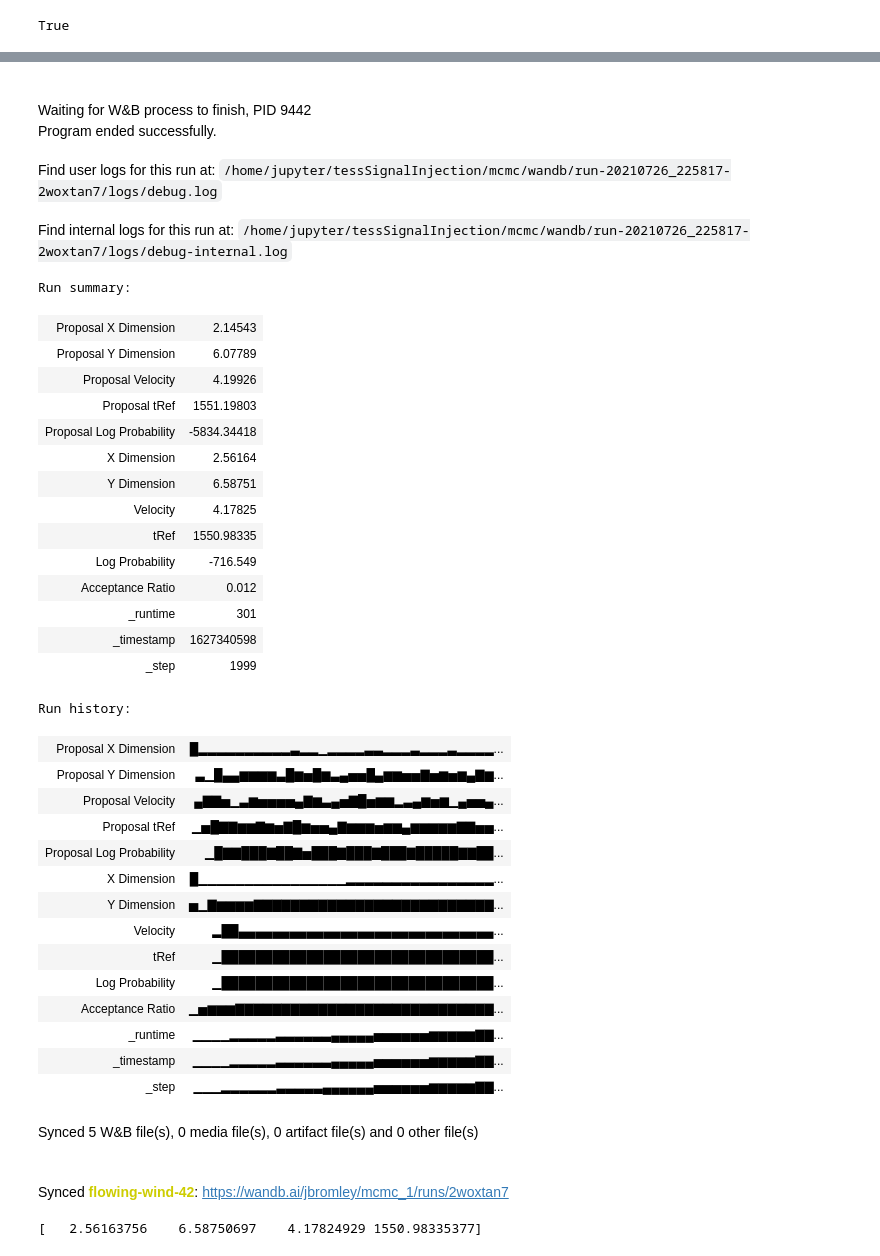
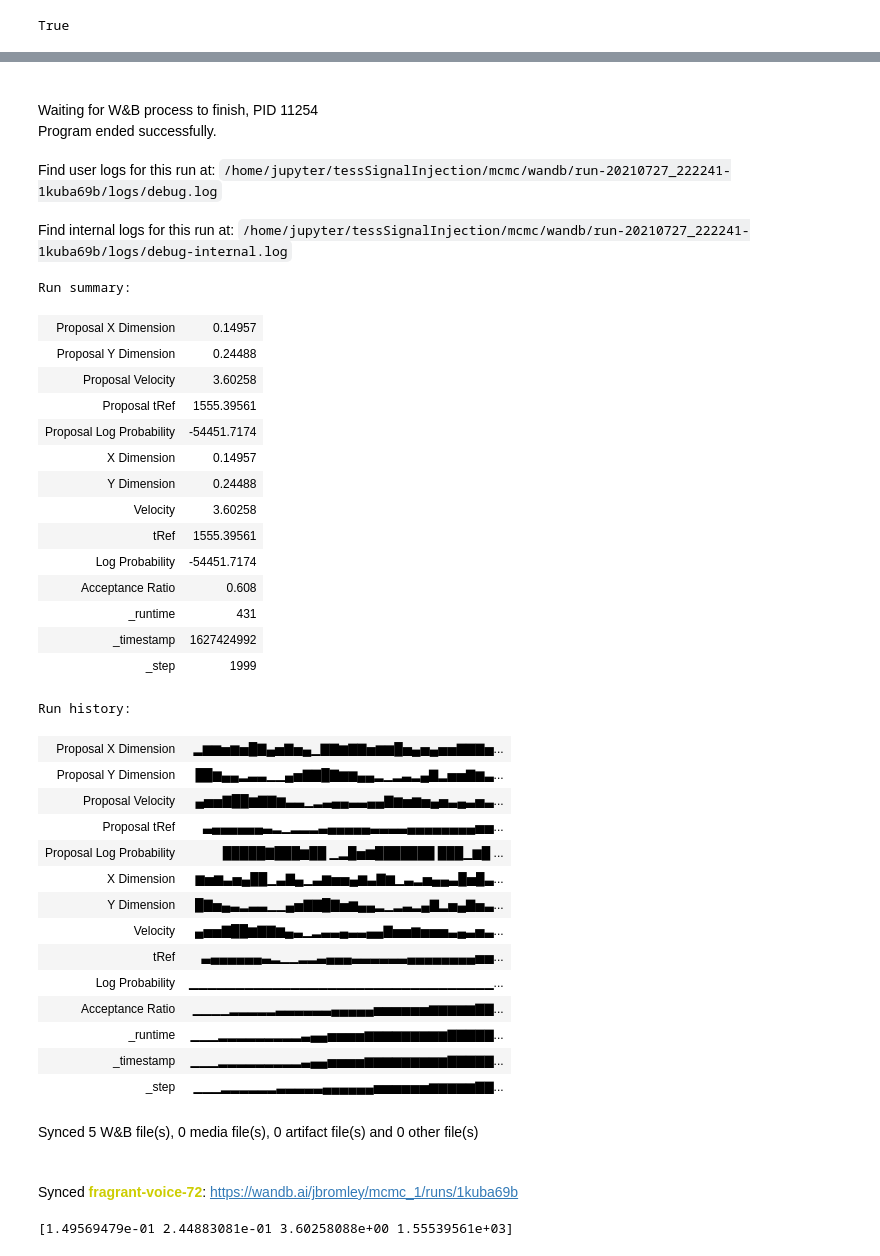
Before and after one commit to joshua-bromley/tessSignalInjection, a Jupyter notebook: mcmc/simpleSampler.ipynb, the cells around one changed output, grey strips where cells are left out. Cells and saved outputs as stored; diff of their text form; code cells hidden in the pictures.

```diff
--- a/mcmc/simpleSampler.ipynb
+++ b/mcmc/simpleSampler.ipynb
@@ -224,9 +224,9 @@ def tRefMcmc(theta0, cov, steps, times, flux, fluxErr):
         acceptanceRatio[step] = float(accepted)/steps
     return (positions, lnProbPos, acceptanceRatio)
 # %%
-times, flux, fluxErr = getData("tesslc_120203243540622")
+times, flux, fluxErr = getData("tesslc_14203244000000")
 cov = [0,0.5,0.5,0,0.1,np.std(times)/50]
-theta0 = [12,7,7,0,4,1550]
+theta0 = [4,3,8,0,2,1549]
 wandb.init(project = "mcmc_1", config={"Sides":theta0[0],"X Dimension":cov[1],"Y Dimension":cov[2],"Velocity":cov[4],"tRef":cov[5]})
 positions, lnProbPos, acceptanceRatio = mhMcmc(theta0, cov,2000, times, flux, fluxErr)
 wandb.finish()
@@ -240,40 +240,40 @@ Run data is saved locally in /home/jupyter/tessSignalInjection/mcmc/wandb/run-20
-Waiting for W&B process to finish, PID 9442
+Waiting for W&B process to finish, PID 11254
 Program ended successfully.
-Find user logs for this run at: /home/jupyter/tessSignalInjection/mcmc/wandb/run-20210726_225817-2woxtan7/logs/debug.log
+Find user logs for this run at: /home/jupyter/tessSignalInjection/mcmc/wandb/run-20210727_222241-1kuba69b/logs/debug.log
-Find internal logs for this run at: /home/jupyter/tessSignalInjection/mcmc/wandb/run-20210726_225817-2woxtan7/logs/debug-internal.log
+Find internal logs for this run at: /home/jupyter/tessSignalInjection/mcmc/wandb/run-20210727_222241-1kuba69b/logs/debug-internal.log
 Run summary:
-| Proposal X Dimension | 2.14543 |
-| Proposal Y Dimension | 6.07789 |
-| Proposal Velocity | 4.19926 |
-| Proposal tRef | 1551.19803 |
-| Proposal Log Probability | -5834.34418 |
-| X Dimension | 2.56164 |
-| Y Dimension | 6.58751 |
-| Velocity | 4.17825 |
-| tRef | 1550.98335 |
-| Log Probability | -716.549 |
-| Acceptance Ratio | 0.012 |
-| _runtime | 301 |
-| _timestamp | 1627340598 |
+| Proposal X Dimension | 0.14957 |
+| Proposal Y Dimension | 0.24488 |
+| Proposal Velocity | 3.60258 |
+| Proposal tRef | 1555.39561 |
+| Proposal Log Probability | -54451.7174 |
+| X Dimension | 0.14957 |
+| Y Dimension | 0.24488 |
+| Velocity | 3.60258 |
+| tRef | 1555.39561 |
+| Log Probability | -54451.7174 |
+| Acceptance Ratio | 0.608 |
+| _runtime | 431 |
+| _timestamp | 1627424992 |
 | _step | 1999 |
 Run history:
-| Proposal X Dimension | █▂▂▂▂▂▂▂▂▂▂▃▂▂▁▂▂▂▂▃▃▂▂▂▃▂▂▂▃▂▂▂▂... |
-| Proposal Y Dimension | ▃▁█▄▄▆▆▆▆▃█▆▅█▆▃▄▅▅█▄▆▆▅▅▇▅▆▅▆▄▇▆... |
-| Proposal Velocity | ▄▇▇▅▁▃▆▅▅▅▅▄▇▆▃▄▅▇█▅▆▆▂▃▄▆▅▆▁▄▅▅▄... |
-| Proposal tRef | ▁▅█▇▇▆▆▇▆▅▇█▆▅▅▄▇▆▆▆▅▆▆▄▆▆▆▆▆▇▇▅▅... |
-| Proposal Log Probability | ▁█▇▇███▇██▇▅███▇███▇███▇█████▇▇██... |
-| X Dimension | █▁▁▁▁▁▁▁▁▁▁▁▁▁▁▁▁▂▂▂▂▂▂▂▂▂▂▂▂▂▂▂▂... |
-| Y Dimension | ▅▁▇▆▆▆▆▇▇▇▇▇▇▇▇▇▇▇▇▇▇▇▇▇▇▇▇▇▇▇▇▇▇... |
-| Velocity | ▂██▄▄▄▄▄▄▄▄▄▄▄▄▄▄▄▄▄▄▄▄▄▄▄▄▄▄▄▄▄▄... |
-| tRef | ▁████████████████████████████████... |
-| Log Probability | ▁████████████████████████████████... |
-| Acceptance Ratio | ▁▅▆▆▆▇▇▇▇▇▇▇▇▇▇▇▇▇▇▇▇▇▇▇▇▇▇▇▇▇▇▇▇... |
-| _runtime | ▁▁▁▁▂▂▂▂▂▃▃▃▃▃▃▄▄▄▄▄▅▅▅▅▅▅▆▆▆▆▆▇▇... |
-| _timestamp | ▁▁▁▁▂▂▂▂▂▃▃▃▃▃▃▄▄▄▄▄▅▅▅▅▅▅▆▆▆▆▆▇▇... |
+| Proposal X Dimension | ▂▆▆▅▆▅█▇▄▅▇▅▄▁▇▇▆▇▇▅▆▆█▅▄▅▄▅▅▇▇▇▅... |
+| Proposal Y Dimension | ██▆▄▄▂▃▃▁▁▄▅▇▇█▇▆▆▄▄▂▁▂▃▂▄▇▂▅▅▇▆▃... |
+| Proposal Velocity | ▄▅▅▇██▆▇▇▆▃▃▁▂▃▄▄▃▃▄▄▇▆▅▆▅▄▅▃▄▃▅▃... |
+| Proposal tRef | ▃▄▄▄▄▄▄▃▂▁▂▂▂▃▄▄▄▄▄▃▃▃▃▄▄▄▄▄▄▄▄▅▅... |
+| Proposal Log Probability | █████▇███▆██ ▁▂█▅▆███████ ███▁▆█ ... |
+| X Dimension | ▆▅▆▃▅▄██▁▃▇▄▁▃▆▅▅▄▆▃▇▆▁▃▂▅▄▄▃█▅█▃... |
+| Y Dimension | █▇▅▄▃▂▃▃▁▁▄▅▇▇█▇▅▆▄▄▂▁▂▃▂▄▇▂▅▄▇▅▃... |
+| Velocity | ▄▅▅▇██▆▇▇▆▄▃▁▂▃▃▄▃▃▄▄▇▅▅▆▅▅▅▃▄▃▅▃... |
+| tRef | ▃▄▄▄▄▄▄▃▂▁▁▂▂▃▄▄▄▃▃▃▃▃▃▄▄▄▄▄▄▄▄▅▅... |
+| Log Probability | ▁▁▁▁▁▁▁▁▁▁▁▁▁▁▁▁▁▁▁▁▁▁▁▁▁▁▁▁▁▁▁▁▁... |
+| Acceptance Ratio | ▁▁▁▁▂▂▂▂▂▃▃▃▃▃▃▄▄▄▄▄▅▅▅▅▅▅▆▆▆▆▆▇▇... |
+| _runtime | ▁▁▁▂▂▂▂▂▂▂▂▂▃▄▄▅▅▅▅▆▆▆▆▆▆▆▆▆▇▇▇▇▇... |
+| _timestamp | ▁▁▁▂▂▂▂▂▂▂▂▂▃▄▄▅▅▅▅▆▆▆▆▆▆▆▆▆▇▇▇▇▇... |
 | _step | ▁▁▁▂▂▂▂▂▂▃▃▃▃▃▄▄▄▄▄▄▅▅▅▅▅▅▆▆▆▆▆▇▇... |
 Synced 5 W&B file(s), 0 media file(s), 0 artifact file(s) and 0 other file(s)
-Synced flowing-wind-42: https://wandb.ai/jbromley/mcmc_1/runs/2woxtan7
+Synced fragrant-voice-72: https://wandb.ai/jbromley/mcmc_1/runs/1kuba69b
-[   2.56163756    6.58750697    4.17824929 1550.98335377]
+[1.49569479e-01 2.44883081e-01 3.60258088e+00 1.55539561e+03]
 # %%
 #wandb.finish()
 # %%
```
Also changed, not shown: parts of 6 cells of this notebook.
